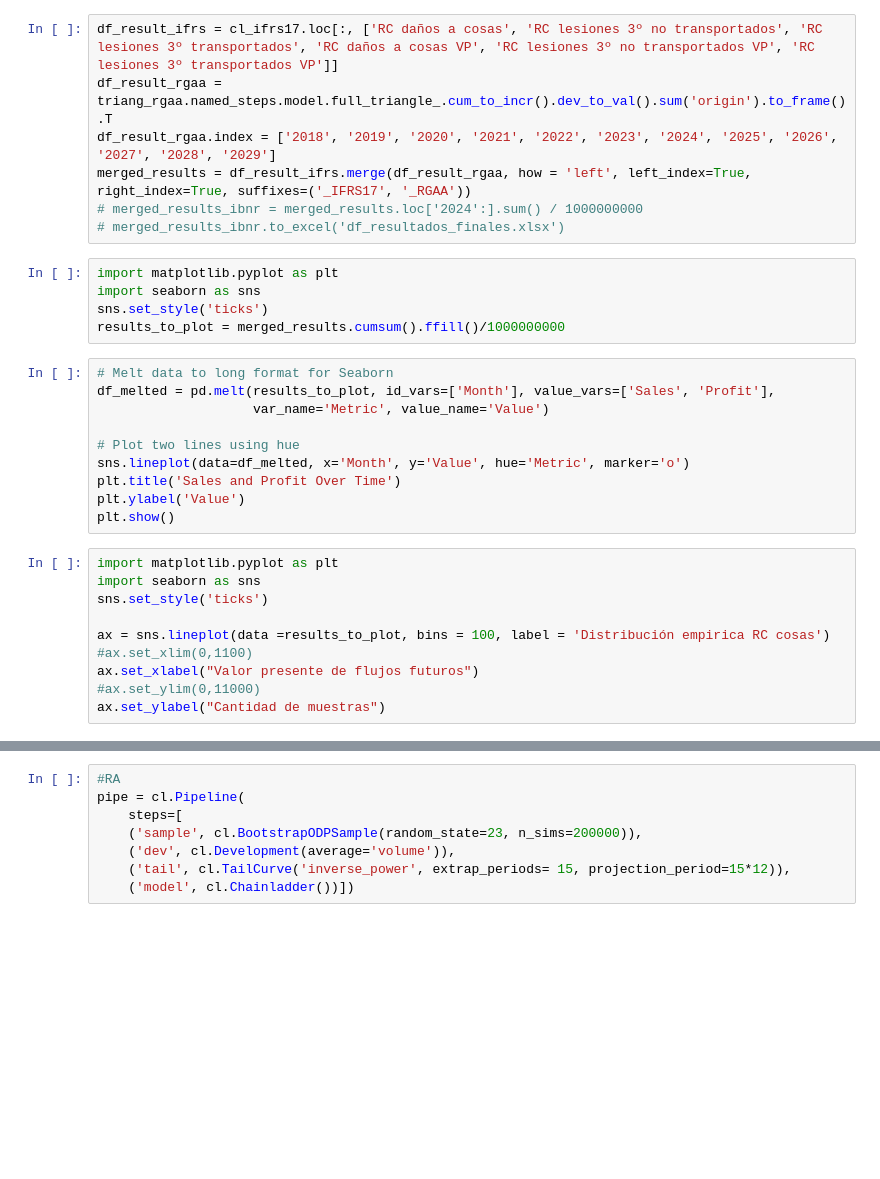
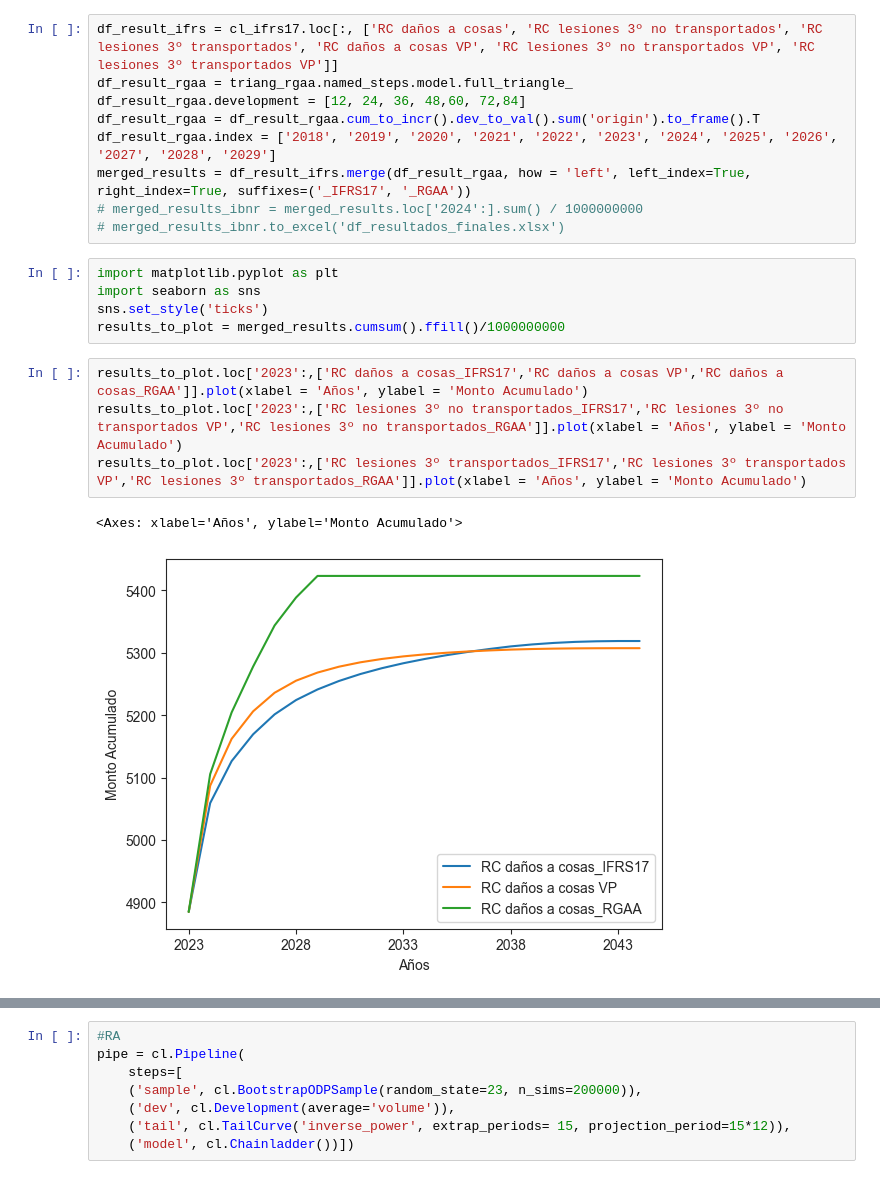
Before and after one commit to AlexDBurs/IBNR-NIIF-17, a Jupyter notebook: ibnr_main.ipynb, the cells around one changed output, grey strips where cells are left out. Drawn from its saved outputs; the diff is of its cells as text; blank space fills up the shorter version.

```diff
--- a/ibnr_main.ipynb
+++ b/ibnr_main.ipynb
@@ -251,7 +230,9 @@ cl_ifrs17['RC lesiones 3º no transportados VP'] = cl_ifrs17.apply(lambda row: r
 cl_ifrs17['RC lesiones 3º transportados VP'] = cl_ifrs17.apply(lambda row: row['RC lesiones 3º transportados'] / ((1 + row['irr']) ** row['Años para el pago']) , axis=1)
 # %%
 df_result_ifrs = cl_ifrs17.loc[:, ['RC daños a cosas', 'RC lesiones 3º no transportados', 'RC lesiones 3º transportados', 'RC daños a cosas VP', 'RC lesiones 3º no transportados VP', 'RC lesiones 3º transportados VP']]
-df_result_rgaa = triang_rgaa.named_steps.model.full_triangle_.cum_to_incr().dev_to_val().sum('origin').to_frame().T
+df_result_rgaa = triang_rgaa.named_steps.model.full_triangle_
+df_result_rgaa.development = [12, 24, 36, 48,60, 72,84]
+df_result_rgaa = df_result_rgaa.cum_to_incr().dev_to_val().sum('origin').to_frame().T
 df_result_rgaa.index = ['2018', '2019', '2020', '2021', '2022', '2023', '2024', '2025', '2026', '2027', '2028', '2029']
 merged_results = df_result_ifrs.merge(df_result_rgaa, how = 'left', left_index=True, right_index=True, suffixes=('_IFRS17', '_RGAA'))
 # merged_results_ibnr = merged_results.loc['2024':].sum() / 1000000000
@@ -261,23 +242,10 @@ import matplotlib.pyplot as plt
 import seaborn as sns
 sns.set_style('ticks')
 results_to_plot = merged_results.cumsum().ffill()/1000000000
-# %%
-# Melt data to long format for Seaborn
-df_melted = pd.melt(results_to_plot, id_vars=['Month'], value_vars=['Sales', 'Profit'],
-                    var_name='Metric', value_name='Value')
-
-# Plot two lines using hue
-sns.lineplot(data=df_melted, x='Month', y='Value', hue='Metric', marker='o')
-plt.title('Sales and Profit Over Time')
-plt.ylabel('Value')
-plt.show()
-# %%
-import matplotlib.pyplot as plt
-import seaborn as sns
-sns.set_style('ticks')
-
-ax = sns.lineplot(data =results_to_plot, bins = 100, label = 'Distribución empirica RC cosas')
-#ax.set_xlim(0,1100)
-ax.set_xlabel("Valor presente de flujos futuros")
-#ax.set_ylim(0,11000)
-ax.set_ylabel("Cantidad de muestras")
+# %%
+results_to_plot.loc['2023':,['RC daños a cosas_IFRS17','RC daños a cosas VP','RC daños a cosas_RGAA']].plot(xlabel = 'Años', ylabel = 'Monto Acumulado')
+results_to_plot.loc['2023':,['RC lesiones 3º no transportados_IFRS17','RC lesiones 3º no transportados VP','RC lesiones 3º no transportados_RGAA']].plot(xlabel = 'Años', ylabel = 'Monto Acumulado')
+results_to_plot.loc['2023':,['RC lesiones 3º transportados_IFRS17','RC lesiones 3º transportados VP','RC lesiones 3º transportados_RGAA']].plot(xlabel = 'Años', ylabel = 'Monto Acumulado')
+# %% [output]
+<Axes: xlabel='Años', ylabel='Monto Acumulado'>
+[figure, added]
```
Also changed, not shown: parts of 14 cells of this notebook, 5 other files.
